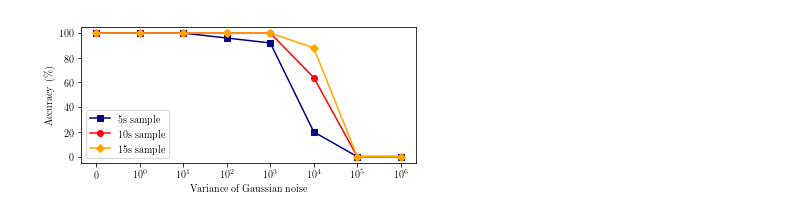
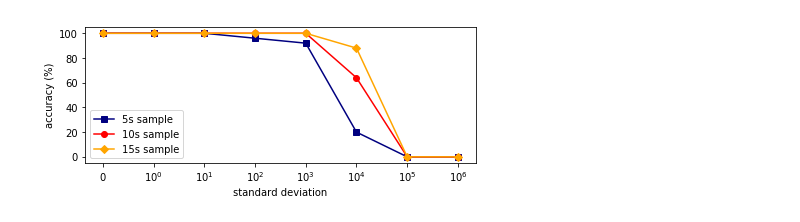
Before and after one commit to Hernqvist/searchproj, a Jupyter notebook: plotting.ipynb, the cells around one changed output. Cells and saved outputs as stored; diff of their text form; code cells hidden in the pictures.

```diff
--- a/plotting.ipynb
+++ b/plotting.ipynb
@@ -9,18 +10,18 @@ fifteen_sec = [ 1., 1., 1., 1.,   1.,   0.88, 0., 0.]
 
 sigmas = [r'$0$', r'$10^0$', r'$10^1$', r'$10^2$', r'$10^3$', r'$10^4$', r'$10^5$', r'$10^6$']
 # %%
-rc('font',**{'family':'serif', 'serif':['Times New Roman']})
-rc('text', usetex=True)
+rc('font',**{'family':'sans-serif'})#, 'serif':['Times New Roman']})
+# rc('text', usetex=False)
 
-plt.figure(figsize=(6,2.5))
+plt.figure(figsize=(7,2.5))
 plt.plot(np.arange(len(sigmas)), np.array(five_sec)*100, marker="s", color="navy", label="5s sample")
 plt.plot(np.arange(len(sigmas)), np.array(ten_sec)*100, marker="o", color="red", label="10s sample")
 plt.plot(np.arange(len(sigmas)), np.array(fifteen_sec)*100, marker="D", color="orange", label="15s sample")
 plt.xticks(np.arange(len(sigmas)), labels=sigmas)
-plt.ylabel("Accuracy (\%)")
-plt.xlabel("Variance of Gaussian noise")
+plt.ylabel("accuracy (%)")
+plt.xlabel("standard deviation")
 plt.legend(loc=3)
 plt.savefig("noise_experiment.pdf", bbox_inches="tight")
 plt.show()
 # %% [output]
-[figure, old version]
+[figure, new version]
```
Also changed, not shown: parts of 8 cells of this notebook.
